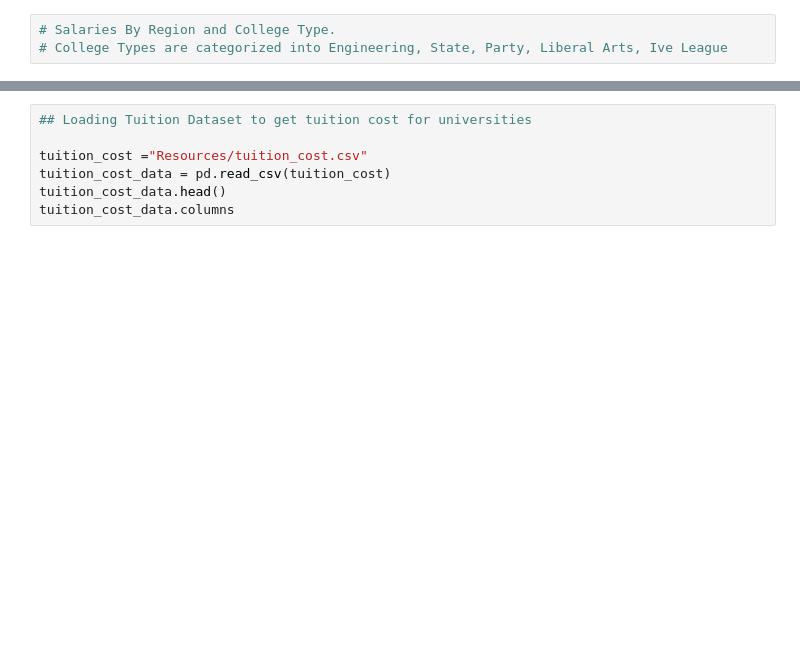
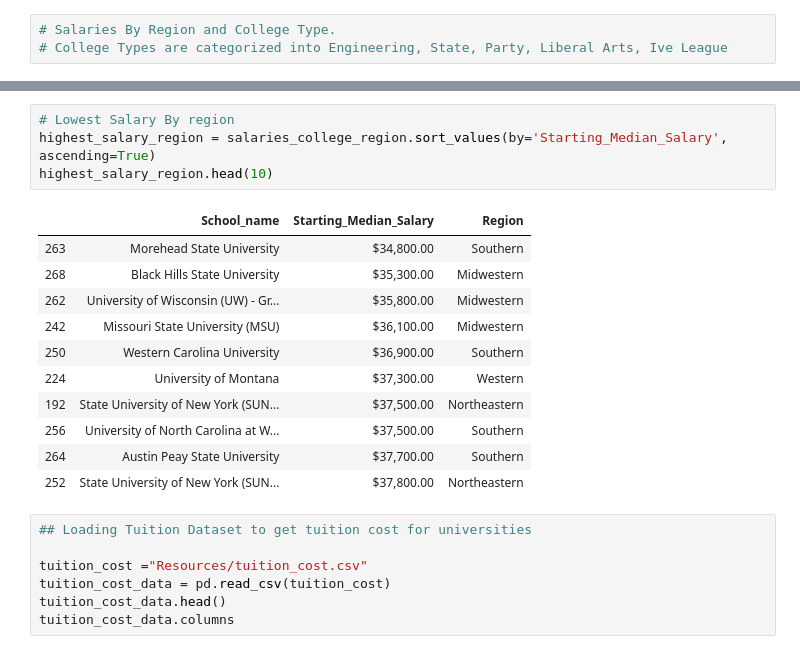
Before and after one commit to njameel632/ETL---Project, a Jupyter notebook: ETL Project.ipynb, the cells around one changed output, grey strips where cells are left out. Saved outputs shown, nothing was run; the diff lists cells and outputs as text; blank space fills up the shorter version.

```diff
--- a/ETL Project.ipynb
+++ b/ETL Project.ipynb
@@ -99,3 +127,19 @@ salaries_college_region.head()
+# %%
+# Lowest Salary By region
+highest_salary_region = salaries_college_region.sort_values(by='Starting_Median_Salary', ascending=True)
+highest_salary_region.head(10)
+# %% [output]
+|  | School_name | Starting_Median_Salary | Region |
+| 263 | Morehead State University | $34,800.00 | Southern |
+| 268 | Black Hills State University | $35,300.00 | Midwestern |
+| 262 | University of Wisconsin (UW) - Gr... | $35,800.00 | Midwestern |
+| 242 | Missouri State University (MSU) | $36,100.00 | Midwestern |
+| 250 | Western Carolina University | $36,900.00 | Southern |
+| 224 | University of Montana | $37,300.00 | Western |
+| 192 | State University of New York (SUN... | $37,500.00 | Northeastern |
+| 256 | University of North Carolina at W... | $37,500.00 | Southern |
+| 264 | Austin Peay State University | $37,700.00 | Southern |
+| 252 | State University of New York (SUN... | $37,800.00 | Northeastern |
 # %%
 ## Loading Tuition Dataset to get tuition cost for universities
 
```
Also changed, not shown: parts of 15 cells of this notebook, 6 other files.
